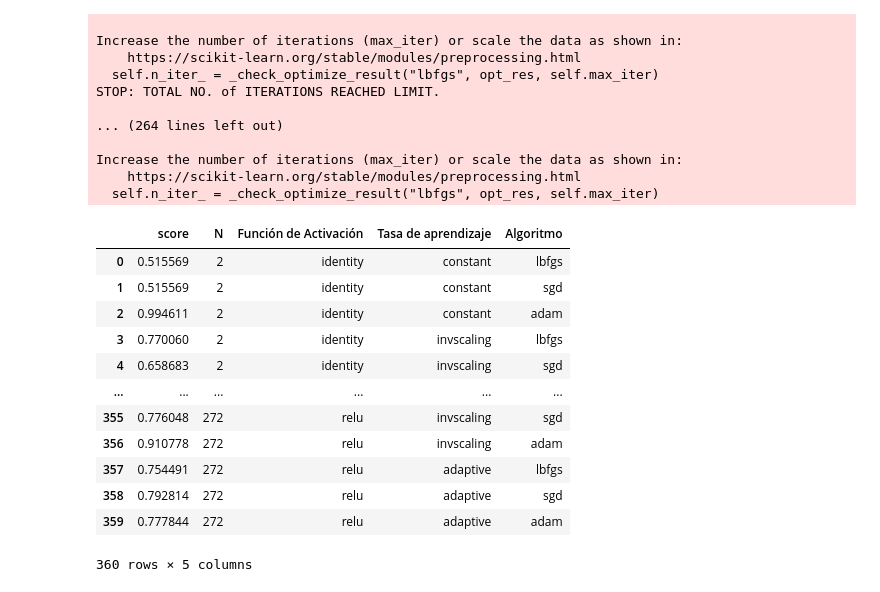
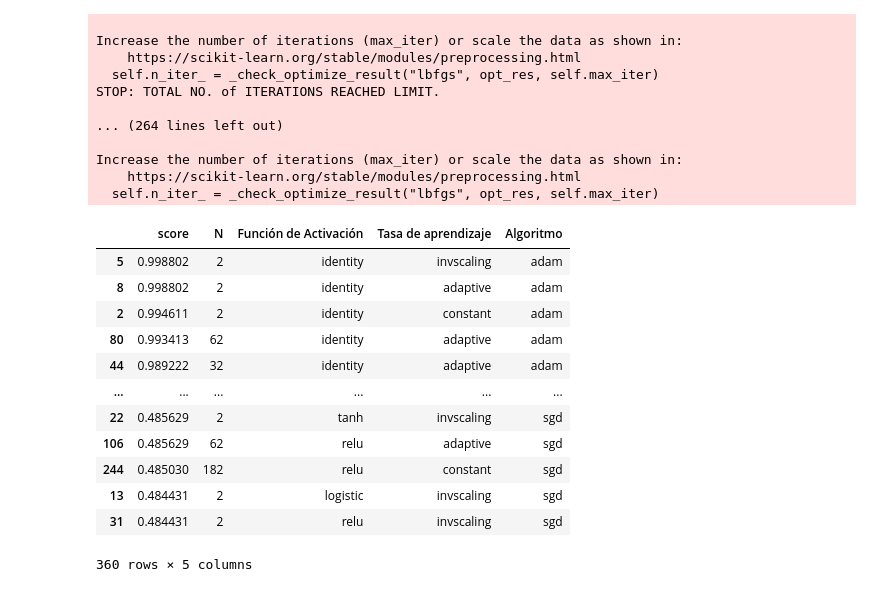
Before and after one commit to andresenrique08/ML_2020, a Jupyter notebook: Reto 3/JReto3_v1.ipynb, the cells around one changed output. Saved outputs shown, nothing was run; the diff lists cells and outputs as text; code cells hidden in the pictures.

```diff
--- a/Reto 3/JReto3_v1.ipynb
+++ b/Reto 3/JReto3_v1.ipynb
@@ -154,18 +154,18 @@ Increase the number of iterations (max_iter) or scale the data as shown in:
   self.n_iter_ = _check_optimize_result("lbfgs", opt_res, self.max_iter)
 # %%
 resul1 = pd.DataFrame(data=top_5, columns=['score','N', 'Función de Activación', 'Tasa de aprendizaje', 'Algoritmo'])
-resul1
+resul1.sort_values(by=['score'], ascending=False)
 # %% [output]
 |  | score | N | Función de Activación | Tasa de aprendizaje | Algoritmo |
-| 0 | 0.515569 | 2 | identity | constant | lbfgs |
-| 1 | 0.515569 | 2 | identity | constant | sgd |
+| 5 | 0.998802 | 2 | identity | invscaling | adam |
+| 8 | 0.998802 | 2 | identity | adaptive | adam |
 | 2 | 0.994611 | 2 | identity | constant | adam |
-| 3 | 0.770060 | 2 | identity | invscaling | lbfgs |
-| 4 | 0.658683 | 2 | identity | invscaling | sgd |
+| 80 | 0.993413 | 62 | identity | adaptive | adam |
+| 44 | 0.989222 | 32 | identity | adaptive | adam |
 | ... | ... | ... | ... | ... | ... |
-| 355 | 0.776048 | 272 | relu | invscaling | sgd |
-| 356 | 0.910778 | 272 | relu | invscaling | adam |
-| 357 | 0.754491 | 272 | relu | adaptive | lbfgs |
-| 358 | 0.792814 | 272 | relu | adaptive | sgd |
-| 359 | 0.777844 | 272 | relu | adaptive | adam |
+| 22 | 0.485629 | 2 | tanh | invscaling | sgd |
+| 106 | 0.485629 | 62 | relu | adaptive | sgd |
+| 244 | 0.485030 | 182 | relu | constant | sgd |
+| 13 | 0.484431 | 2 | logistic | invscaling | sgd |
+| 31 | 0.484431 | 2 | relu | invscaling | sgd |
 360 rows × 5 columns
```
